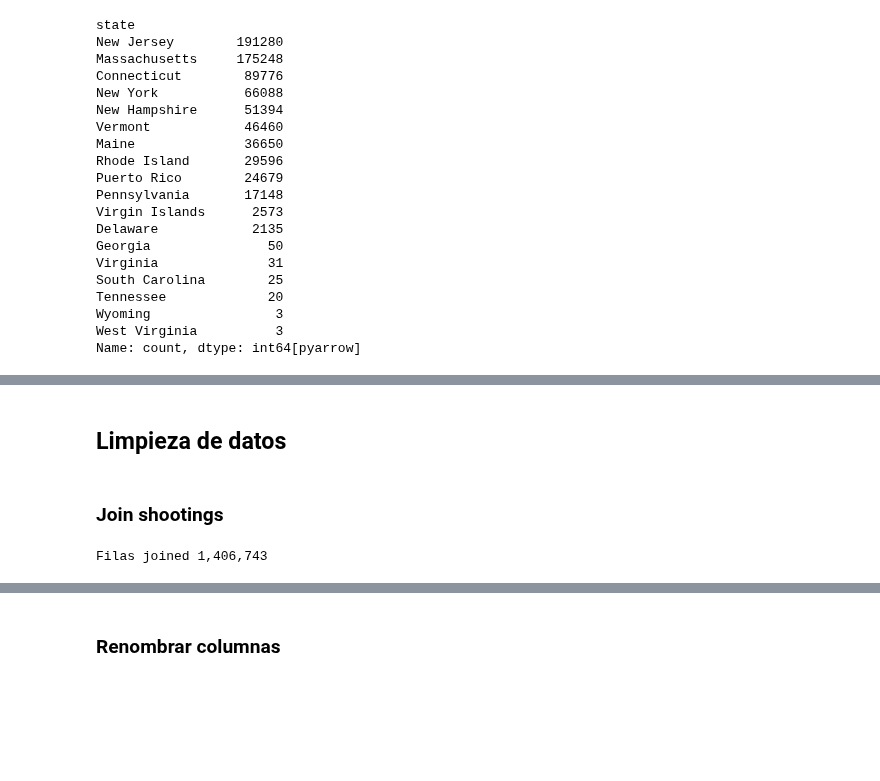
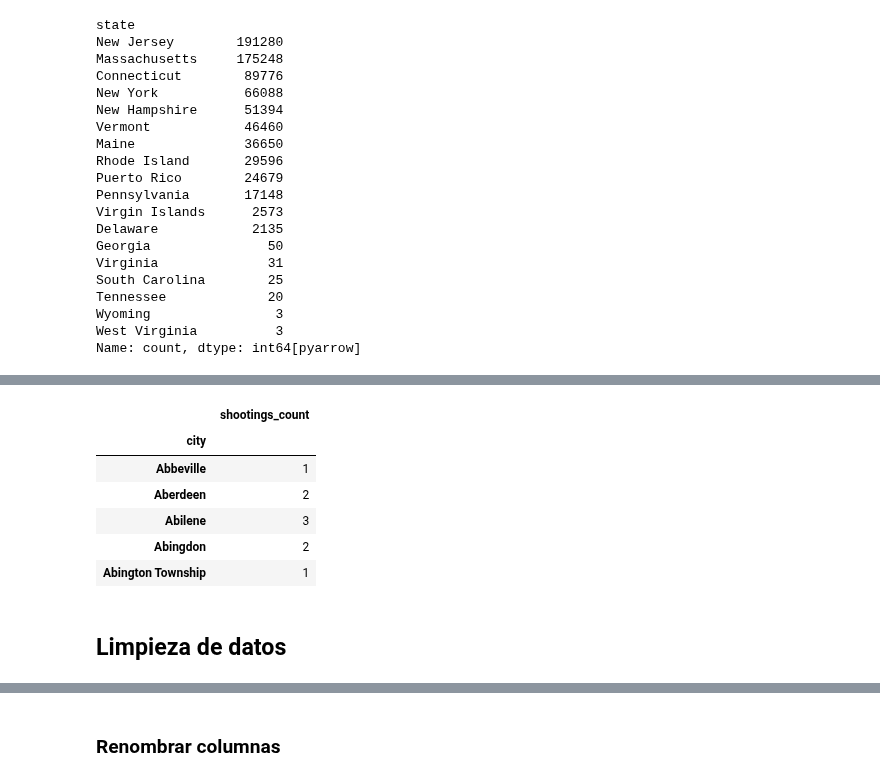
Before and after one commit to pythonpanama/pylearn-data-101, a Jupyter notebook: notebooks/Prepping Real Estate information.ipynb, the cells around one changed output, grey strips where cells are left out. Drawn from its saved outputs; the diff is of its cells as text; code cells hidden in the pictures; blank space fills up the shorter version.

```diff
--- a/notebooks/Prepping Real Estate information.ipynb
+++ b/notebooks/Prepping Real Estate information.ipynb
@@ -170,10 +158,14 @@ Name: city, dtype: int64
+# %%
+# shootings_x_city = shootings.groupby(shootings['city'])['city'].count()
+shootings_x_city = shootings.groupby('city').agg(shootings_count= ('city', 'count'))
+shootings_x_city.head()
+# %% [output]
+|  | shootings_count |
+| city |  |
+| Abbeville | 1 |
+| Aberdeen | 2 |
+| Abilene | 3 |
+| Abingdon | 2 |
+| Abington Township | 1 |
 # %% [markdown]
 ## Limpieza de datos
-# %% [markdown]
-### Join shootings
-# %%
-df1 = pd.merge(df, shootings, how='inner', left_on = 'city', right_on = 'city')
-
-print(f'Filas joined {df1.shape[0]:,}')
-# %% [output]
-Filas joined 1,406,743
```
Also changed, not shown: parts of 21 cells of this notebook.
